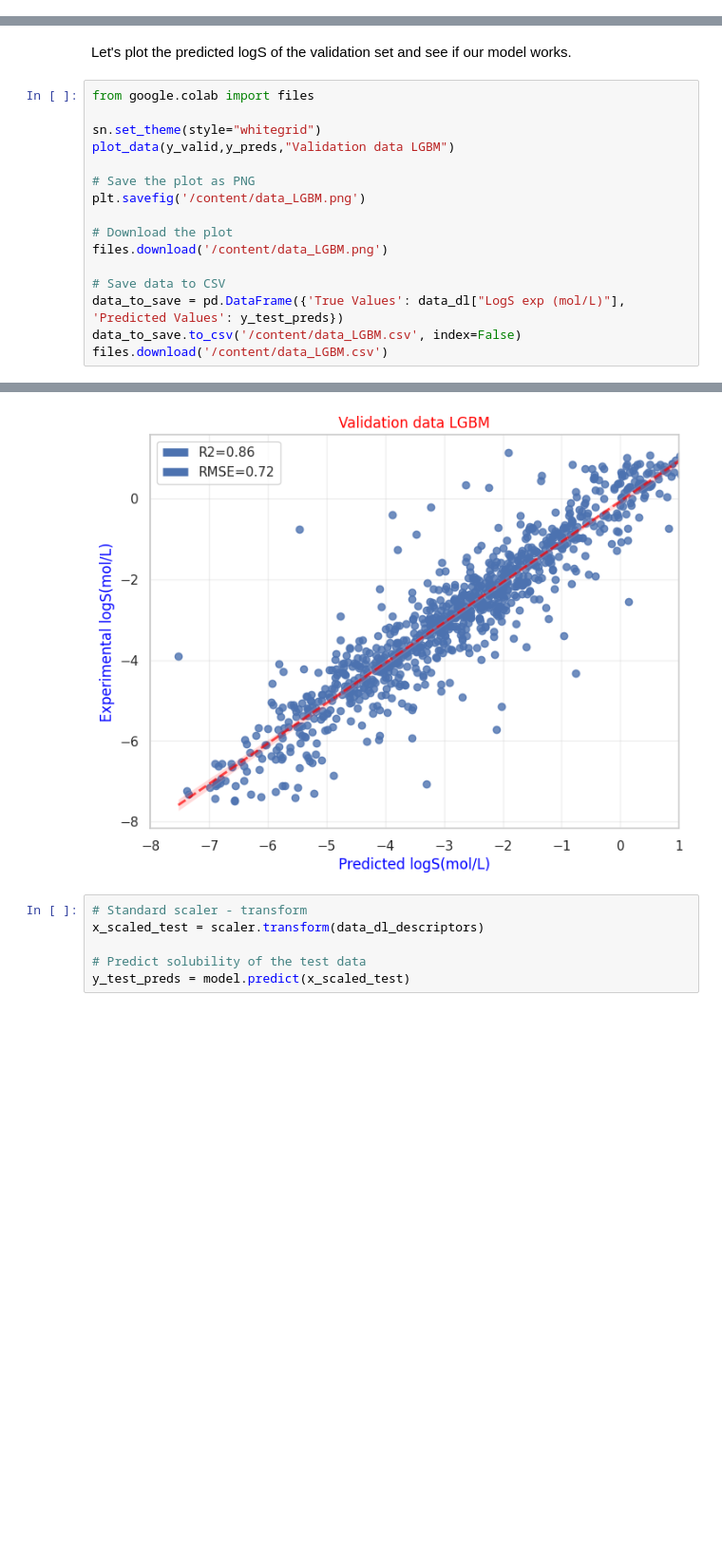
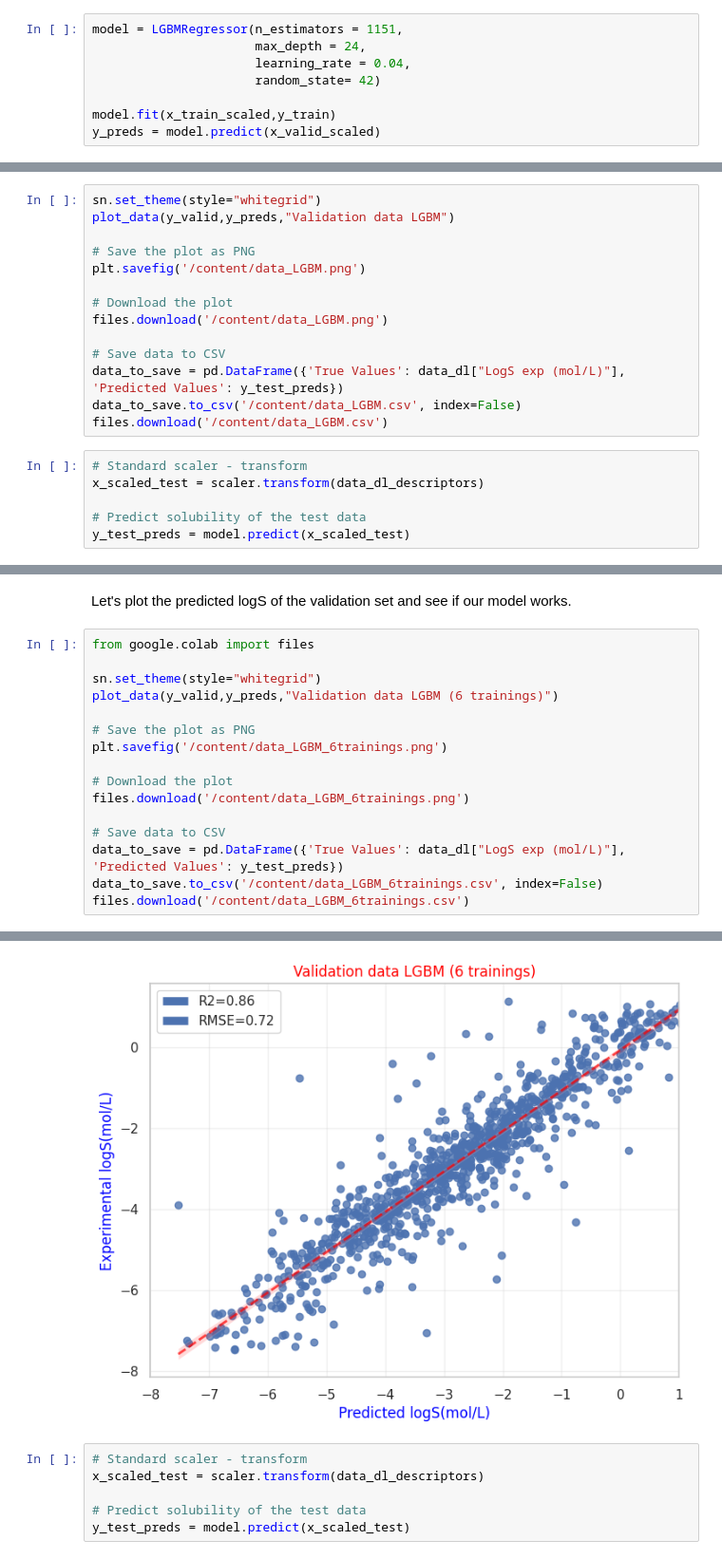
Before and after one commit to LucasCossard/WSPP_Projectppchem, a Jupyter notebook: Notebook_WSP.ipynb, the cells around one changed output, grey strips where cells are left out. Shown at 95% size. Saved outputs shown, nothing was run; the diff lists cells and outputs as text; blank space fills up the shorter version.

```diff
--- a/Notebook_WSP.ipynb
+++ b/Notebook_WSP.ipynb
@@ -716,0 +632,8 @@ Let's test our model ont the training and test set with the best parameters foun
+# %%
+model = LGBMRegressor(n_estimators = 1151,
+                      max_depth = 24,
+                      learning_rate = 0.04,
+                      random_state= 42)
+
+model.fit(x_train_scaled,y_train)
+y_preds = model.predict(x_valid_scaled)
@@ -716,0 +666,20 @@ Let's test our model ont the training and test set with the best parameters foun
+# %%
+sn.set_theme(style="whitegrid")
+plot_data(y_valid,y_preds,"Validation data LGBM")
+
+# Save the plot as PNG
+plt.savefig('/content/data_LGBM.png')
+
+# Download the plot
+files.download('/content/data_LGBM.png')
+
+# Save data to CSV
+data_to_save = pd.DataFrame({'True Values': data_dl["LogS exp (mol/L)"], 'Predicted Values': y_test_preds})
+data_to_save.to_csv('/content/data_LGBM.csv', index=False)
+files.download('/content/data_LGBM.csv')
+# %%
+# Standard scaler - transform
+x_scaled_test = scaler.transform(data_dl_descriptors)
+
+# Predict solubility of the test data
+y_test_preds = model.predict(x_scaled_test)
@@ -764,25 +750,25 @@ Let's plot the predicted logS of the validation set and see if our model works.
 # %%
 from google.colab import files
 
 sn.set_theme(style="whitegrid")
-plot_data(y_valid,y_preds,"Validation data LGBM")
+plot_data(y_valid,y_preds,"Validation data LGBM (6 trainings)")
 
 # Save the plot as PNG
-plt.savefig('/content/data_LGBM.png')
+plt.savefig('/content/data_LGBM_6trainings.png')
 
 # Download the plot
-files.download('/content/data_LGBM.png')
+files.download('/content/data_LGBM_6trainings.png')
 
 # Save data to CSV
 data_to_save = pd.DataFrame({'True Values': data_dl["LogS exp (mol/L)"], 'Predicted Values': y_test_preds})
-data_to_save.to_csv('/content/data_LGBM.csv', index=False)
-files.download('/content/data_LGBM.csv')
+data_to_save.to_csv('/content/data_LGBM_6trainings.csv', index=False)
+files.download('/content/data_LGBM_6trainings.csv')
 # %% [output]
 [interactive output not drawn]
 [interactive output not drawn]
 [interactive output not drawn]
 [interactive output not drawn]
-[figure, old version]
+[figure, new version]
 # %%
 # Standard scaler - transform
 x_scaled_test = scaler.transform(data_dl_descriptors)
```
Also changed, not shown: parts of 39 cells of this notebook.
